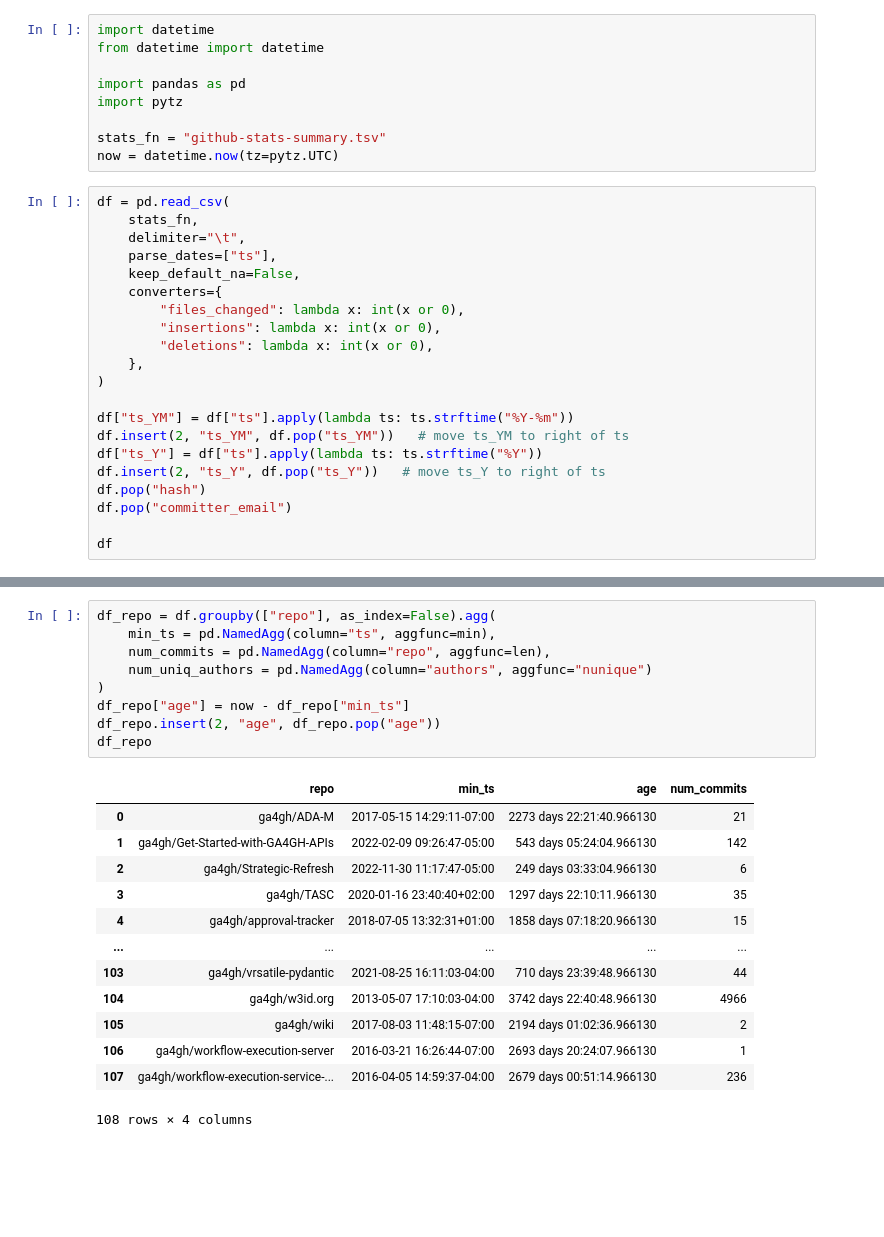
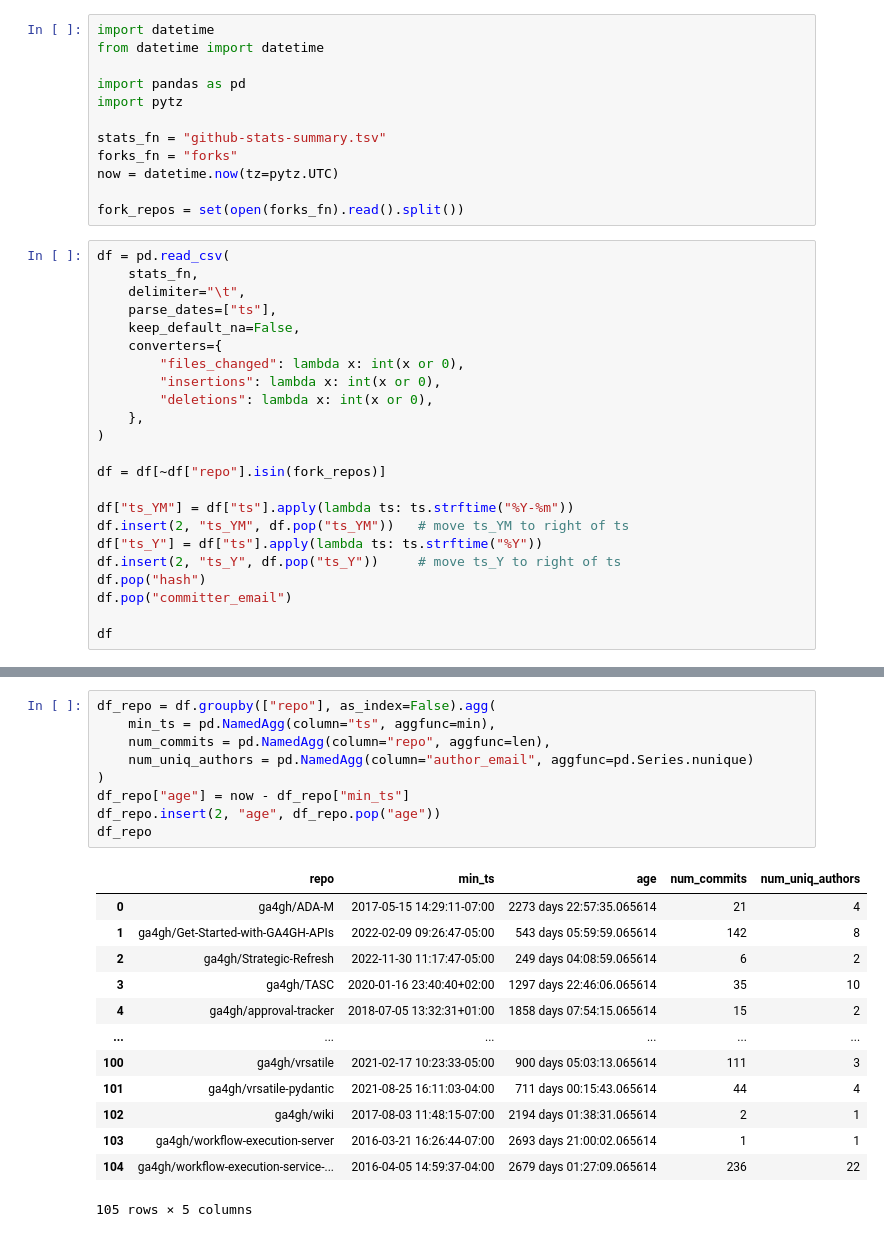
Before and after one commit to reece/ga4gh-github-stats, a Jupyter notebook: results/github-stats-summary.ipynb, the cells around one changed output, grey strips where cells are left out. Saved outputs shown, nothing was run; the diff lists cells and outputs as text; blank space fills up the shorter version.

Commit message:
added per-repo and per-author stats, and fork exclusion

```diff
--- a/results/github-stats-summary.ipynb
+++ b/results/github-stats-summary.ipynb
@@ -37,7 +27,10 @@ import pandas as pd
 import pytz
 
 stats_fn = "github-stats-summary.tsv"
+forks_fn = "forks"
 now = datetime.now(tz=pytz.UTC)
+
+fork_repos = set(open(forks_fn).read().split())
 # %%
 df = pd.read_csv(
     stats_fn,
@@ -51,10 +44,12 @@ df = pd.read_csv(
     },
 )
 
+df = df[~df["repo"].isin(fork_repos)]
+
 df["ts_YM"] = df["ts"].apply(lambda ts: ts.strftime("%Y-%m"))
 df.insert(2, "ts_YM", df.pop("ts_YM"))   # move ts_YM to right of ts
 df["ts_Y"] = df["ts"].apply(lambda ts: ts.strftime("%Y"))
-df.insert(2, "ts_Y", df.pop("ts_Y"))   # move ts_Y to right of ts
+df.insert(2, "ts_Y", df.pop("ts_Y"))     # move ts_Y to right of ts
 df.pop("hash")
 df.pop("committer_email")
 
@@ -87,23 +87,23 @@ stats
 # %%
 df_repo = df.groupby(["repo"], as_index=False).agg(
     min_ts = pd.NamedAgg(column="ts", aggfunc=min),
     num_commits = pd.NamedAgg(column="repo", aggfunc=len),
-    num_uniq_authors = pd.NamedAgg(column="authors", aggfunc="nunique")
+    num_uniq_authors = pd.NamedAgg(column="author_email", aggfunc=pd.Series.nunique)
 )
 df_repo["age"] = now - df_repo["min_ts"]
 df_repo.insert(2, "age", df_repo.pop("age"))
 df_repo
 # %% [output]
-|  | repo | min_ts | age | num_commits |
-| 0 | ga4gh/ADA-M | 2017-05-15 14:29:11-07:00 | 2273 days 22:21:40.966130 | 21 |
-| 1 | ga4gh/Get-Started-with-GA4GH-APIs | 2022-02-09 09:26:47-05:00 | 543 days 05:24:04.966130 | 142 |
-| 2 | ga4gh/Strategic-Refresh | 2022-11-30 11:17:47-05:00 | 249 days 03:33:04.966130 | 6 |
-| 3 | ga4gh/TASC | 2020-01-16 23:40:40+02:00 | 1297 days 22:10:11.966130 | 35 |
-| 4 | ga4gh/approval-tracker | 2018-07-05 13:32:31+01:00 | 1858 days 07:18:20.966130 | 15 |
-| ... | ... | ... | ... | ... |
-| 103 | ga4gh/vrsatile-pydantic | 2021-08-25 16:11:03-04:00 | 710 days 23:39:48.966130 | 44 |
-| 104 | ga4gh/w3id.org | 2013-05-07 17:10:03-04:00 | 3742 days 22:40:48.966130 | 4966 |
-| 105 | ga4gh/wiki | 2017-08-03 11:48:15-07:00 | 2194 days 01:02:36.966130 | 2 |
-| 106 | ga4gh/workflow-execution-server | 2016-03-21 16:26:44-07:00 | 2693 days 20:24:07.966130 | 1 |
-| 107 | ga4gh/workflow-execution-service-... | 2016-04-05 14:59:37-04:00 | 2679 days 00:51:14.966130 | 236 |
+|  | repo | min_ts | age | num_commits | num_uniq_authors |
+| 0 | ga4gh/ADA-M | 2017-05-15 14:29:11-07:00 | 2273 days 22:57:35.065614 | 21 | 4 |
+| 1 | ga4gh/Get-Started-with-GA4GH-APIs | 2022-02-09 09:26:47-05:00 | 543 days 05:59:59.065614 | 142 | 8 |
+| 2 | ga4gh/Strategic-Refresh | 2022-11-30 11:17:47-05:00 | 249 days 04:08:59.065614 | 6 | 2 |
+| 3 | ga4gh/TASC | 2020-01-16 23:40:40+02:00 | 1297 days 22:46:06.065614 | 35 | 10 |
+| 4 | ga4gh/approval-tracker | 2018-07-05 13:32:31+01:00 | 1858 days 07:54:15.065614 | 15 | 2 |
+| ... | ... | ... | ... | ... | ... |
+| 100 | ga4gh/vrsatile | 2021-02-17 10:23:33-05:00 | 900 days 05:03:13.065614 | 111 | 3 |
+| 101 | ga4gh/vrsatile-pydantic | 2021-08-25 16:11:03-04:00 | 711 days 00:15:43.065614 | 44 | 4 |
+| 102 | ga4gh/wiki | 2017-08-03 11:48:15-07:00 | 2194 days 01:38:31.065614 | 2 | 1 |
+| 103 | ga4gh/workflow-execution-server | 2016-03-21 16:26:44-07:00 | 2693 days 21:00:02.065614 | 1 | 1 |
+| 104 | ga4gh/workflow-execution-service-... | 2016-04-05 14:59:37-04:00 | 2679 days 01:27:09.065614 | 236 | 22 |
-108 rows × 4 columns
+105 rows × 5 columns
```
Also changed, not shown: parts of 13 cells of this notebook, 1 other file.
